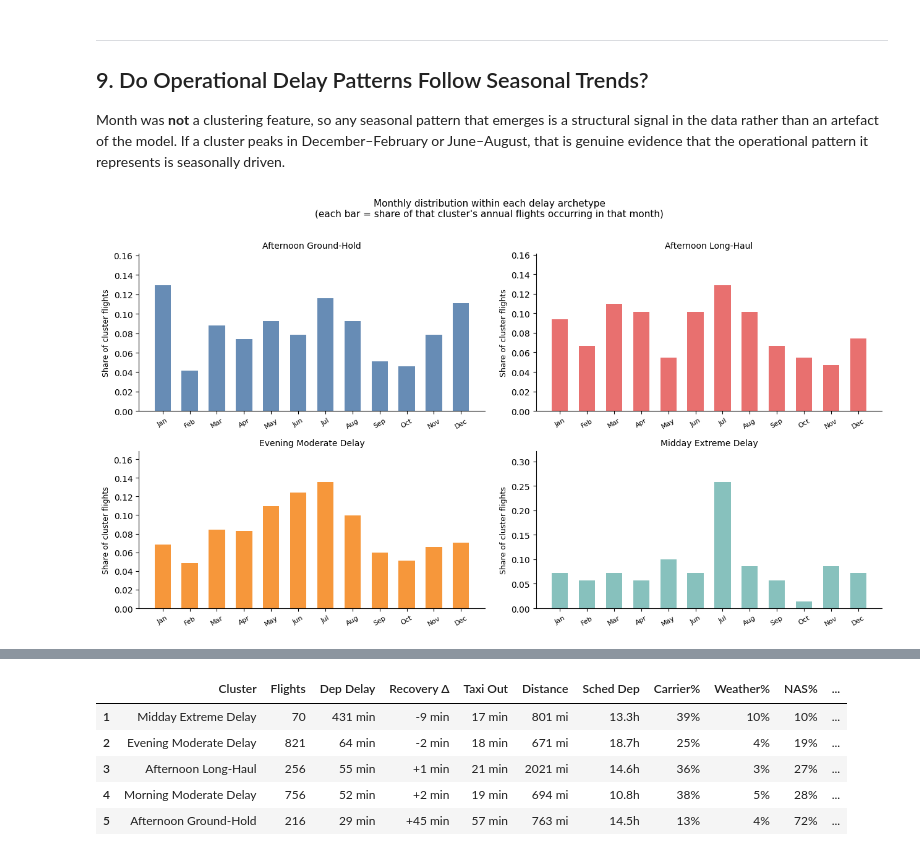
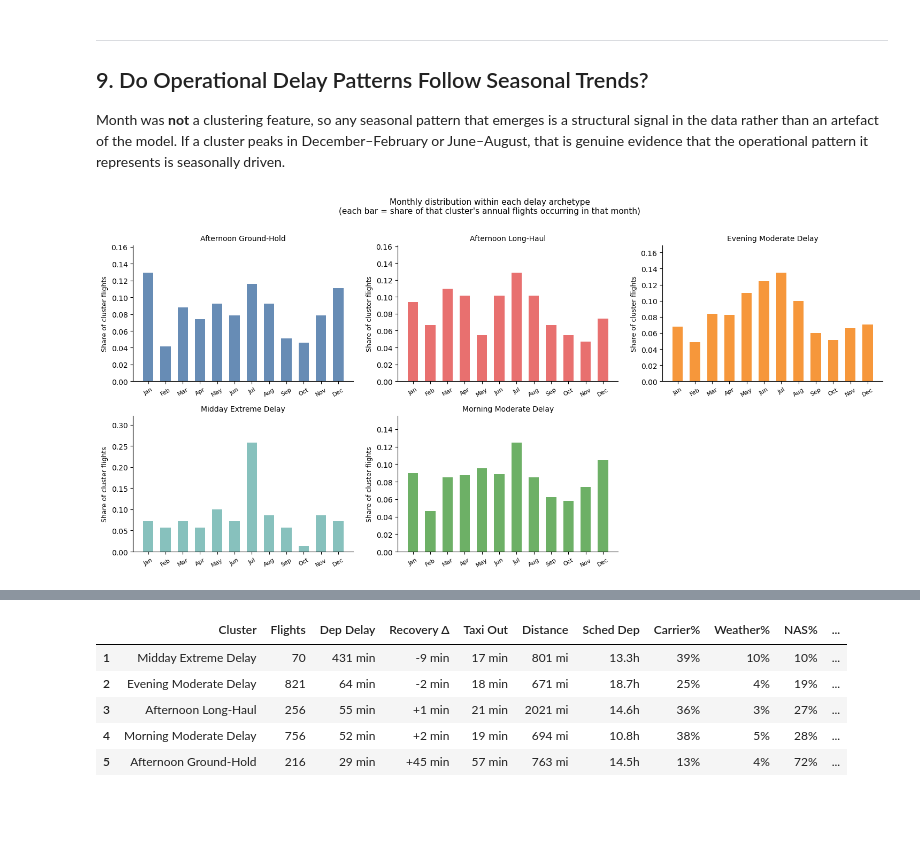
Before and after one commit to nicholasthomas18/STAT486FinalProject, a Jupyter notebook: code/04_unsupervised.ipynb, the cells around one changed output, grey strips where cells are left out. Drawn from its saved outputs; the diff is of its cells as text; code cells hidden in the pictures; blank space fills up the shorter version.

```diff
--- a/code/04_unsupervised.ipynb
+++ b/code/04_unsupervised.ipynb
@@ -25,6 +25,8 @@ from sklearn.decomposition import PCA
 from sklearn.metrics import silhouette_score
 
 ROOT = Path.cwd()
+if not (ROOT / 'flight_data_2024_sample.csv').exists():
+    ROOT = ROOT.parent
 DATA_PATH = ROOT / 'flight_data_2024_sample.csv'
 FIG_DIR   = ROOT / 'figures'
 FIG_DIR.mkdir(exist_ok=True)
@@ -550,32 +554,35 @@ monthly = (
     .size()
     .reset_index(name='n')
 )
 monthly['month_name'] = monthly['month'].map(MONTH_NAMES)
 
 # Normalise within each cluster so we see seasonal shape, not size
 monthly['pct'] = monthly.groupby('cluster_name')['n'].transform(lambda x: x / x.sum())
 
-fig, axes = plt.subplots(2, 2, figsize=(13, 7), sharey=False)
+import math
+ncols = min(3, len(name_order))
+nrows = math.ceil(len(name_order) / ncols)
+fig, axes = plt.subplots(nrows, ncols, figsize=(ncols * 5, nrows * 3.5), sharey=False)
 axes = axes.flatten()
 
 for ax, name in zip(axes, name_order):
     sub = monthly[monthly['cluster_name'] == name].sort_values('month')
     ax.bar(sub['month_name'], sub['pct'],
            color=color_map[name], alpha=0.85, width=0.6)
     ax.set_title(name, fontsize=10, pad=6)
     ax.set_ylabel('Share of cluster flights', fontsize=9)
     ax.set_ylim(0, sub['pct'].max() * 1.25)
     ax.tick_params(axis='x', labelsize=8, rotation=30)
     ax.spines[['top','right']].set_visible(False)
 
 # Hide any unused subplots
 for ax in axes[len(name_order):]:
     ax.set_visible(False)
 
 plt.suptitle('Monthly distribution within each delay archetype\n(each bar = share of that cluster\'s annual flights occurring in that month)',
              fontsize=11, y=1.01)
 plt.tight_layout()
 plt.savefig(FIG_DIR / 'delay_cluster_seasonal.png', dpi=150)
 plt.show()
 # %% [output]
-[figure, old version]
+[figure, new version]
```
Also changed, not shown: parts of 6 cells of this notebook, 3 other files.
